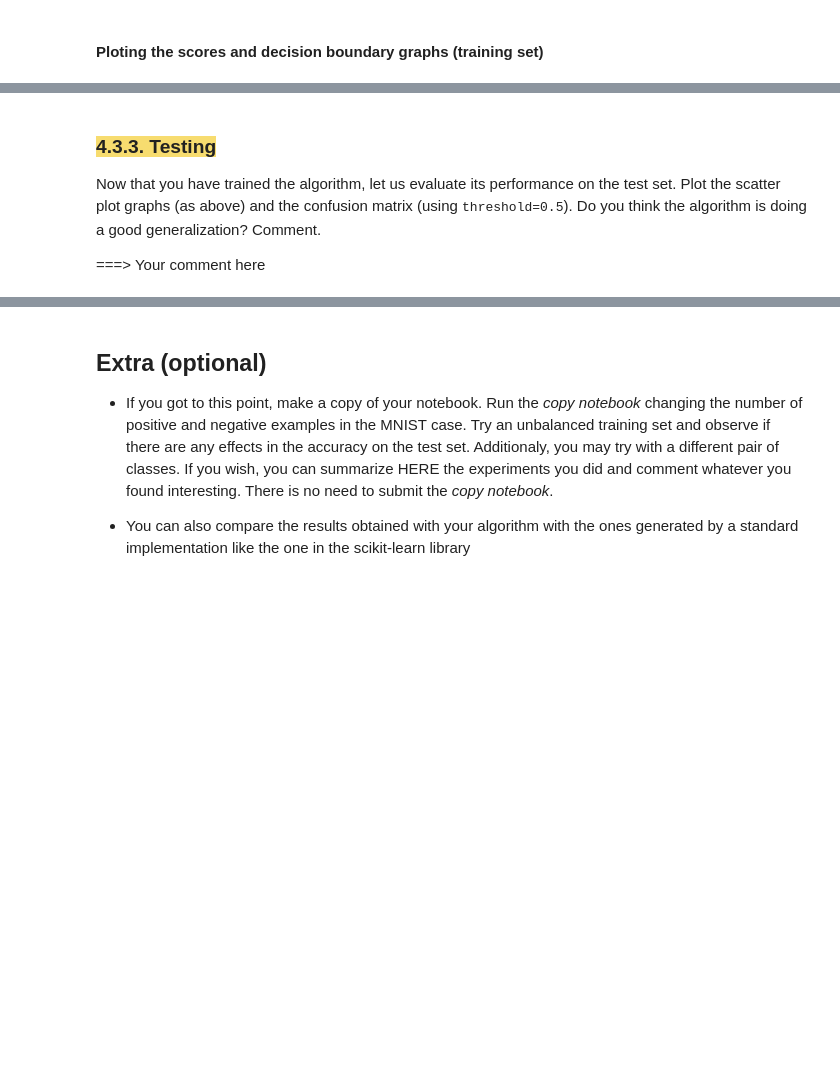
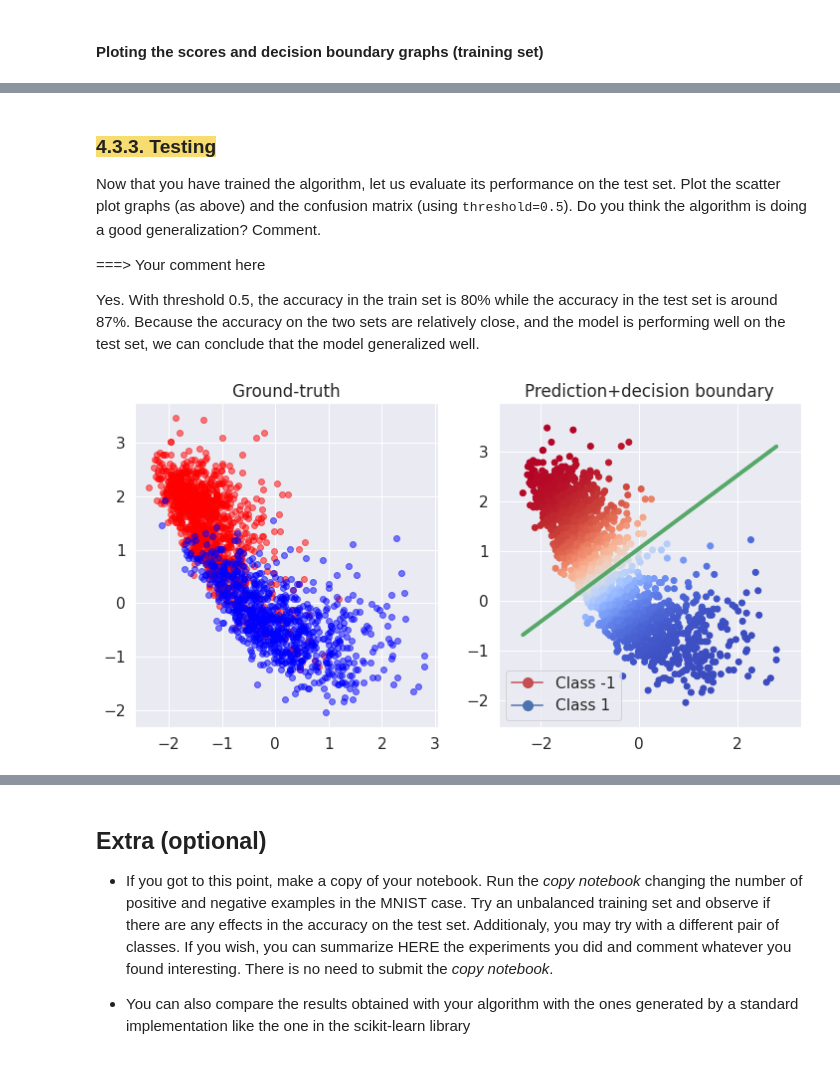
Before and after one commit to caiotda/MAC0460, a Jupyter notebook: EPs/EP3/ep03_logistic_regression.ipynb, the cells around one changed output, grey strips where cells are left out. Cells and saved outputs as stored; diff of their text form; code cells hidden in the pictures; blank space fills up the shorter version.

```diff
--- a/EPs/EP3/ep03_logistic_regression.ipynb
+++ b/EPs/EP3/ep03_logistic_regression.ipynb
@@ -879,3 +902,5 @@ plot_confusion_matrix(y_train, y_hat)
 Now that you have trained the algorithm, let us evaluate its performance on the test set. Plot the scatter plot graphs (as above) and the confusion matrix (using <tt>threshold=0.5</tt>). Do you think the algorithm is doing a good generalization? Comment.</font>
 
 ===> Your comment here
+
+Yes. With threshold 0.5, the accuracy in the train set is 80% while the accuracy in the test set is around 87%. Because the accuracy on the two sets are relatively close, and the model is performing well on the test set, we can conclude that the model generalized well.
@@ -884,2 +907,45 @@ Now that you have trained the algorithm, let us evaluate its performance on the
+# %%
+# ===> Your code for the scatter plot (test set)
+x1min = min(X_test[:,0])
+x1max = max(X_test[:,0])
+x2min = min(X_test[:,1])
+x2max = max(X_test[:,1])
+
+y_pred = predict_logistic(X_test, w_logistic)
+
+fig = plt.figure(figsize=(12,6))
+ax1 = fig.add_subplot(121)
+ax1.set_title("Ground-truth")
+
+# plot negatives in red
+ax1.scatter(X_test[y_test==-1,0], \
+            X_test[y_test==-1,1], \
+            alpha = 0.5, \
+            c = 'red')
+
+# and positives in blue
+ax1.scatter(x=X_test[y_test==1,0], \
+            y=X_test[y_test==1,1], \
+            alpha = 0.5, \
+            c = 'blue')
+
+ax2 = fig.add_subplot(122)
+ax2.set_title("Prediction+decision boundary")
+
+ax2.scatter(x = X_test[:,0], y = X_test[:,1], c = -y_pred, cmap = 'coolwarm')
+ax2.legend(handles=legend_elements, loc='best')
+
+ax2.set_xlim([x1min-0.5, x1max+0.5])
+ax2.set_ylim([x2min-0.5, x2max+0.5])
+
+p1 = (x1min, -(w_logistic[0] + (x1min)*w_logistic[1])/w_logistic[2])
+p2 = (x1max, -(w_logistic[0] + (x1max)*w_logistic[1])/w_logistic[2])
+
+lines = ax2.plot([p1[0], p2[0]], [p1[1], p2[1]], '-')
+plt.setp(lines, color='g', linewidth=4.0)
+
+plt.show()
+# %% [output]
+[figure, added]
 # %%
 # ===> your code for the confusion matrix (test set)
```
Also changed, not shown: parts of 8 cells of this notebook.
